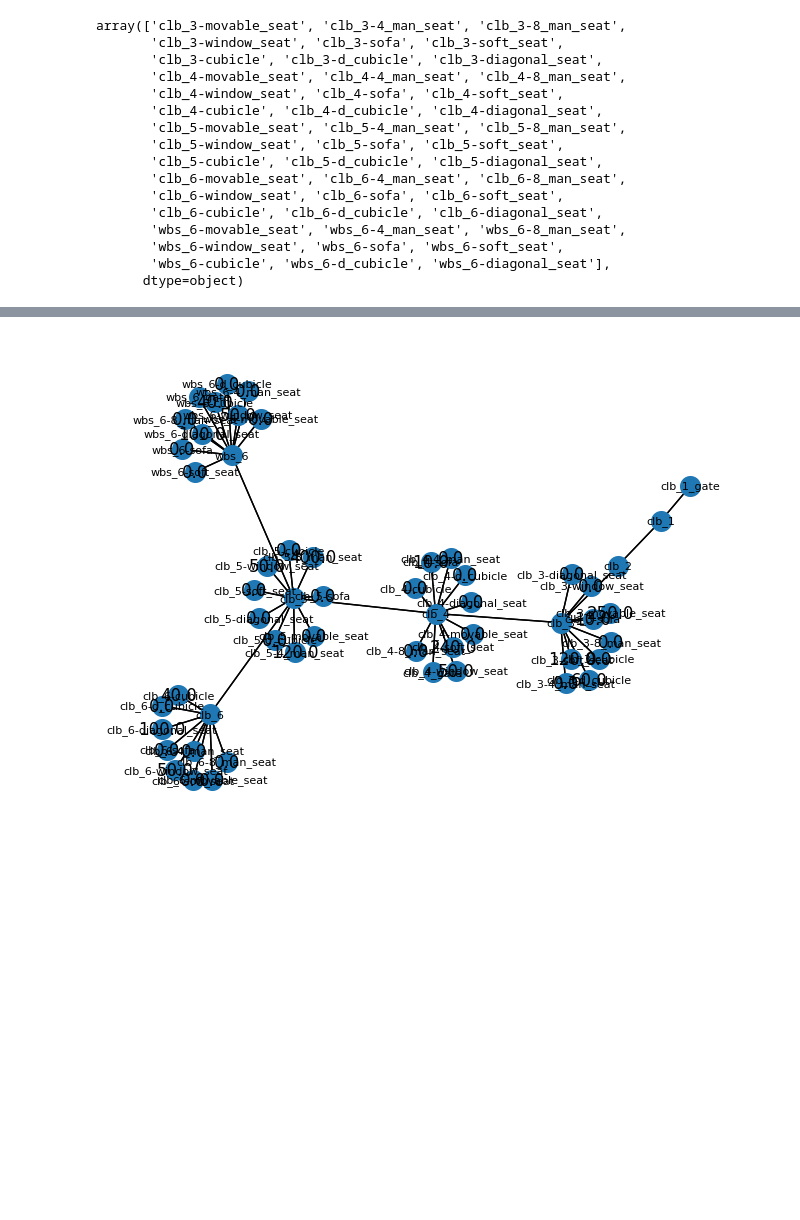
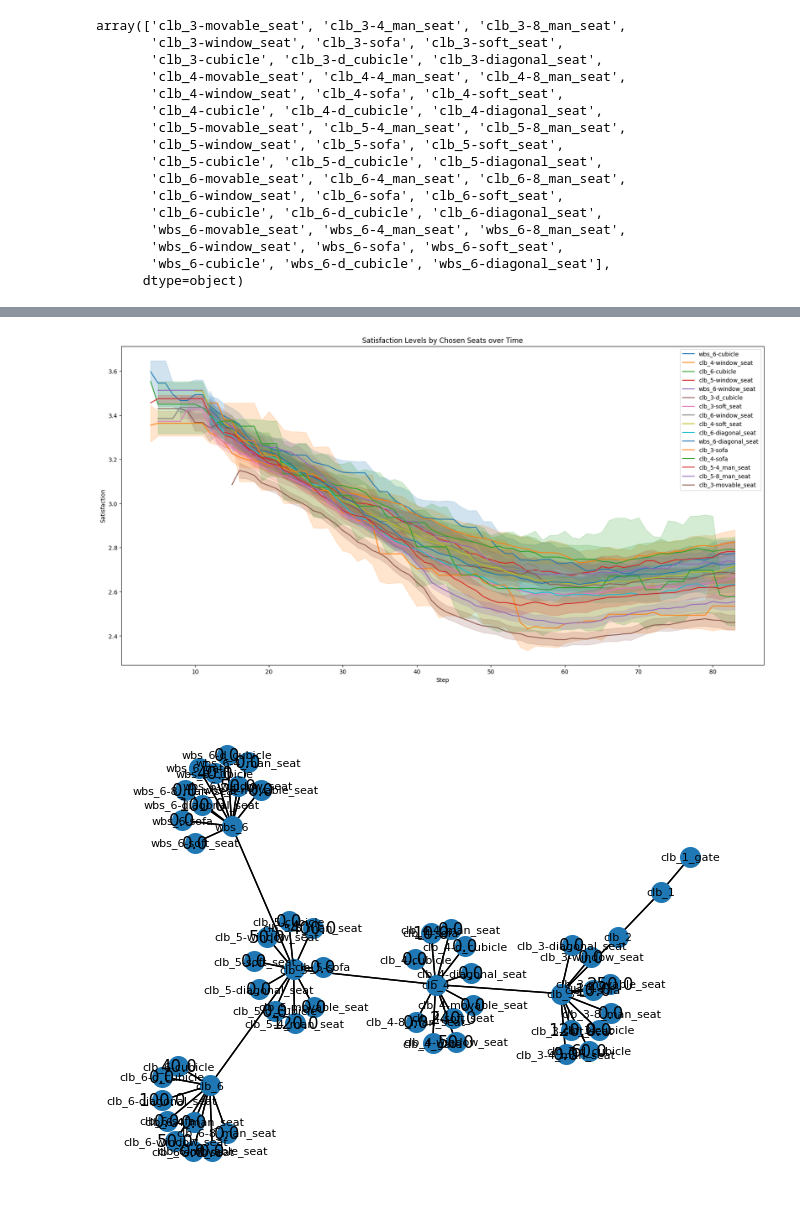
Before and after one commit to chriskbs/DSA3101, a Jupyter notebook: simulation-test.ipynb, the cells around one changed output, grey strips where cells are left out. Saved outputs shown, nothing was run; the diff lists cells and outputs as text; code cells hidden in the pictures; blank space fills up the shorter version.

```diff
--- a/simulation-test.ipynb
+++ b/simulation-test.ipynb
@@ -139,3 +168,30 @@ Name: satisfaction, dtype: float64
+# %%
+
+
+# Reformatting the table for easy plotting
+satisfaction_data = agents.reset_index()
+chosen_seats = satisfaction_data['chosen_seat'].unique()
+
+plt.figure(figsize=(20, 10))
+
+
+for seat in chosen_seats:
+    data = satisfaction_data[satisfaction_data['chosen_seat'] == seat]
+    sns.lineplot(x=data['Step'], y=data['satisfaction'], label=seat)
+
+''' specific seat only
+data = satisfaction_data[satisfaction_data['chosen_seat'] == 'clb_5-8_man_seat']
+plt.plot(data['Step'], data['satisfaction'], label='clb_5-8_man_seat')
+'''
+
+
+plt.title('Satisfaction Levels by Chosen Seats over Time')
+plt.xlabel('Step')
+plt.ylabel('Satisfaction')
+plt.legend()
+plt.show()
+# %% [output]
+[figure, added]
 # %%
 # Create a layout for the nodes
 pos = nx.spring_layout(model.library_graph)
```
Also changed, not shown: parts of 12 cells of this notebook.
